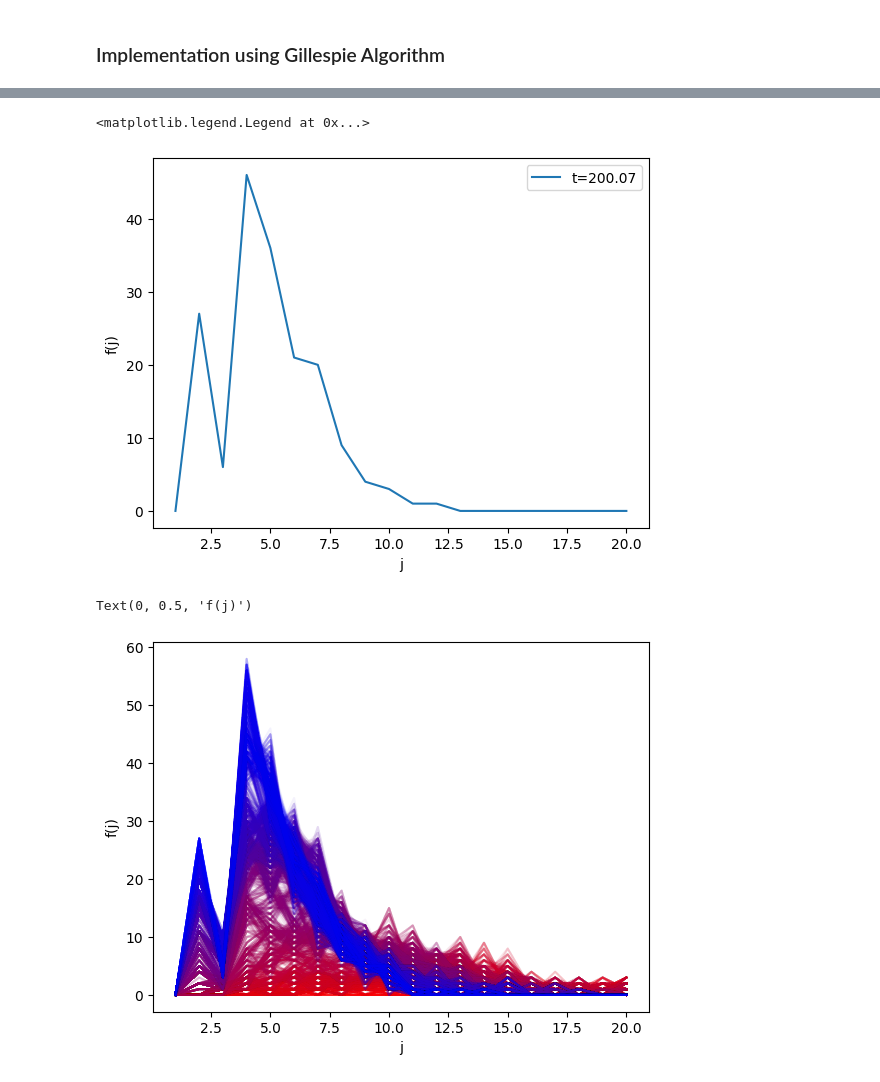
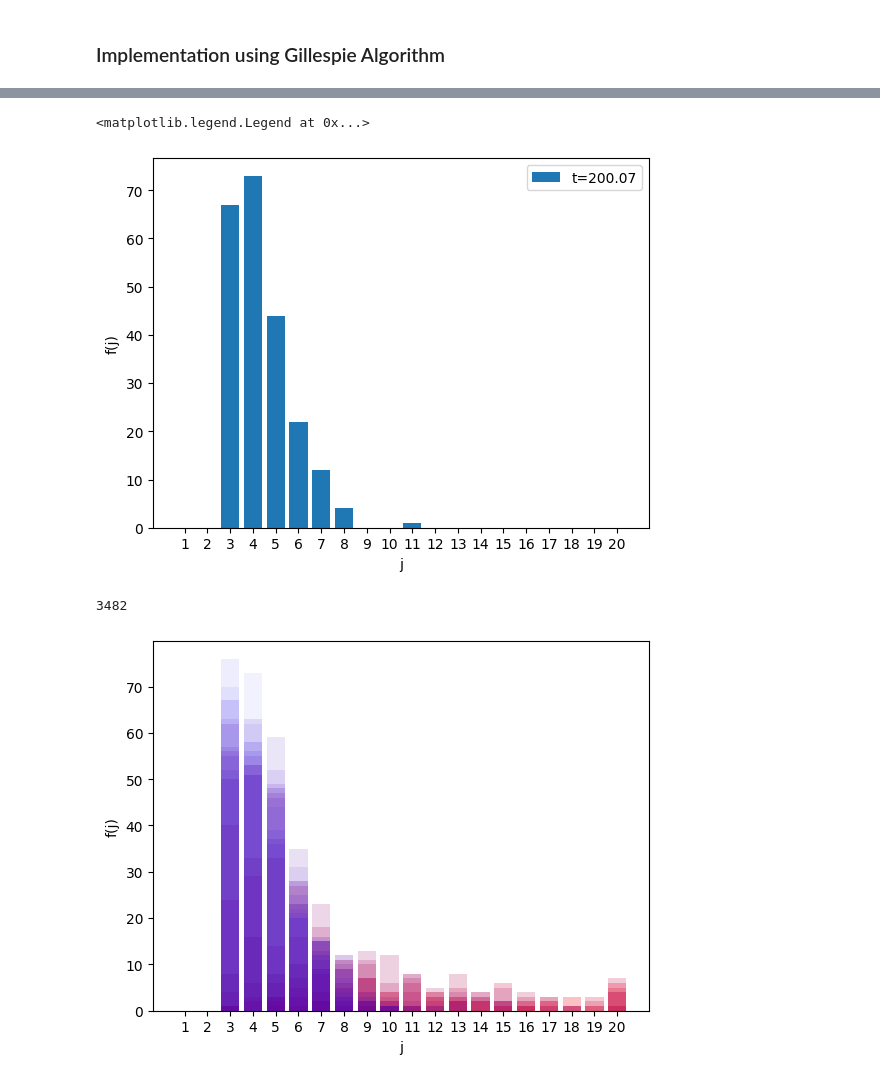
Before and after one commit to NeverGonnaGiveYou/AggregationProject, a Jupyter notebook: Gillespie_Benedict_OG.ipynb, the cells around one changed output, grey strips where cells are left out. Drawn from its saved outputs; the diff is of its cells as text; code cells hidden in the pictures.

```diff
--- a/Gillespie_Benedict_OG.ipynb
+++ b/Gillespie_Benedict_OG.ipynb
@@ -5,15 +5,15 @@ import random
 import numpy as np
 import matplotlib.pyplot as plt
 
-# Parameters
-kn, ka, kd, kf, nc = 1e-1, 1e-3, 1e-1, 1e-2, 3  # either dissociation OR fragmentation size should be zero?!
-tmax, jmax = 200, 20  # 200, 10
+# Parameters: standard 1e-1, 1e-3, 0 [1e-3], 1e-2, 3; 200, 20
+kn, ka, kd, kf, nc = 5e-2, 2e-3, 0, 1e-2, 3  # either dissociation OR fragmentation size should be zero (fragmentation incorporates dissociation as a special case)
+tmax, jmax = 200, 20
 
 lengths = np.arange(1, jmax + 1)
 Mt = lambda f: np.dot(lengths, f[1:])
 Pt = lambda f: np.sum(f[1:])
 
-# 0. Set initial conditions
+# initial conditions: standard m0 = 1e3, t = 0
 m0, t = 1e3, 0
 
 f = np.zeros(jmax + 1)  # index 0 is unused; polymer lengths run from 1..jmax (or rather nc...jmax)!
@@ -22,12 +22,12 @@ assoc_rates, dissoc_rates, fragm_rates = np.zeros_like(f), np.zeros_like(f), np.
 
 # run Gillespie
 total_rate = 1
-while t <= tmax and total_rate > 0:
+while t <= tmax:
     # 1. update rates
     mt = m0 - Mt(f)
     nucl_rate = kn * (mt/m0)**nc  # nucleation rate (normalised)
-    for j in range(nc + 1, jmax + 1): assoc_rates[j] = ka * mt * f[j - 1]
-    for j in range(nc + 2, jmax + 1):
+    for j in range(nc, jmax): assoc_rates[j] = ka * mt * f[j]
+    for j in range(nc + 1, jmax + 1):
         dissoc_rates[j] = kd * f[j]; fragm_rates[j] = kf * f[j] * (j - 1)
     total_rate = nucl_rate + np.sum(assoc_rates) + np.sum(dissoc_rates) + np.sum(fragm_rates)
     if total_rate <= 0:
@@ -46,13 +46,13 @@ while t <= tmax and total_rate > 0:
         done = True
     else:
         current_rate = nucl_rate
-        for jj in range(nc + 1, jmax + 1):  # association
+        for jj in range(nc, jmax):  # association
             current_rate += assoc_rates[jj]
             if not done and rn2 < current_rate / total_rate:
-                f[jj] += 1; f[jj - 1] -= 1
+                f[jj+1] += 1; f[jj] -= 1
                 done = True
                 break
-        for jj in range(nc + 2, jmax + 1):  # dissociation
+        for jj in range(nc + 1, jmax + 1):  # dissociation
             current_rate += dissoc_rates[jj]
             if not done and rn2 < current_rate / total_rate:
                 f[jj] -= 1; f[jj - 1] += 1
@@ -63,10 +63,10 @@ while t <= tmax and total_rate > 0:
             if not done and rn2 < current_rate / total_rate:
                 f[jj] -= 1
                 break_point = random.randint(1, jj - 1)
-                if break_point <= nc:  # if the break point is in the nucleation range, we just get monomers
-                    f[jj-break_point] += 1
-                elif break_point >= jj - nc:
-                    f[break_point] += 1
+                if break_point < nc:  # if the break point is in the nucleation range, we just get monomers
+                    if jj-break_point >= nc: f[jj-break_point] += 1
+                elif break_point > jj - nc:
+                    if break_point >= nc: f[break_point] += 1
                 else:
                     f[jj - break_point] += 1
                     f[break_point] += 1
@@ -96,20 +97,20 @@ plt.legend()
 # %%
 # how does f(t,j) look at a given time point?
-t_idx = -1  # index
-plt.plot(lengths, ft[t_idx, 1:])
+t_idx = -1  # index to look at!
+plt.bar(lengths, ft[t_idx, 1:])
 plt.xlabel('j'); plt.ylabel('f(j)')
+plt.xticks(lengths); plt.xlabel('j'); plt.ylabel('f(j)')
 plt.legend([f't={tt[t_idx]:0.2f}'])
 # %% [output]
 <matplotlib.legend.Legend at 0x...>
-[figure, old version]
+[figure, new version]
 # %%
-# combining all times
+# combining all times (beginning red, end blue)
 T = len(tt)
-for i in range(1, T):
-    plt.plot(lengths, ft[i, 1:], color = ((T - i) / T, 0, i / T), alpha=0.05)
-plt.xlabel('j')
-plt.ylabel('f(j)')
-# plt.legend(tt)
+step = max(1, T // 20)
+for i in range(1, T, step):
+    plt.bar(lengths, ft[i, 1:], color = ((T - i) / T, 0, i / T), alpha=0.2*(1-i/T)+0.05)
+plt.xticks(lengths); plt.xlabel('j'); plt.ylabel('f(j)'); T
 # %% [output]
-Text(0, 0.5, 'f(j)')
+3482
-[figure, old version]
+[figure, new version]
```
Also changed, not shown: parts of 4 cells of this notebook, 1 other file.
